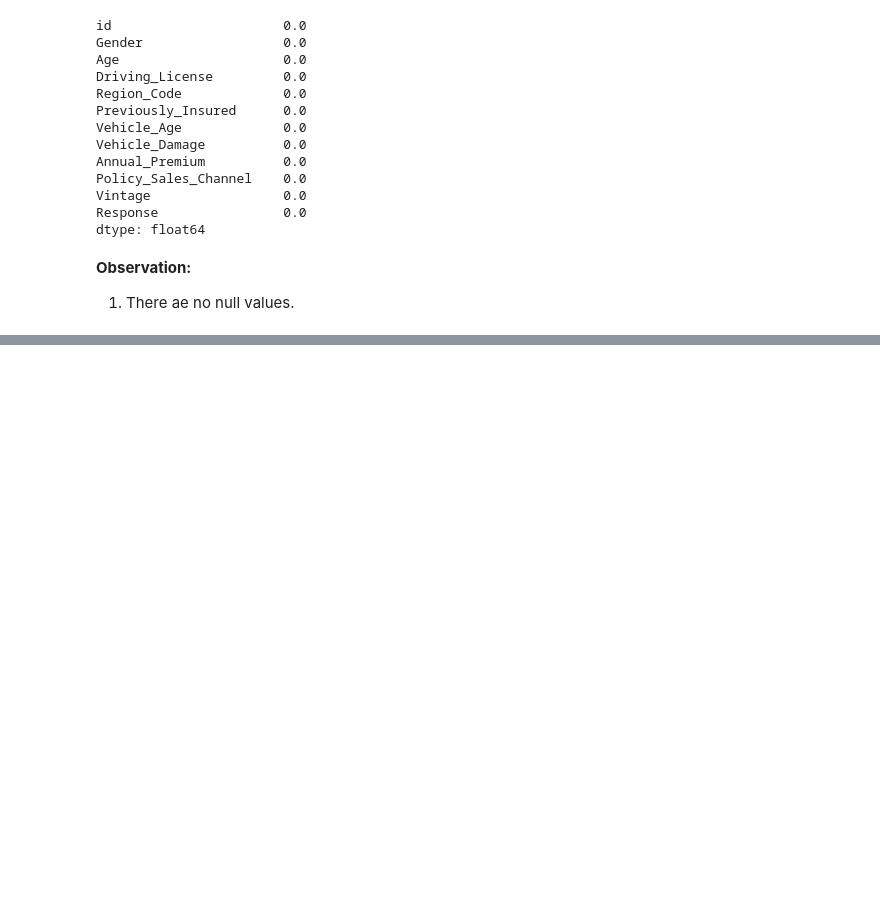
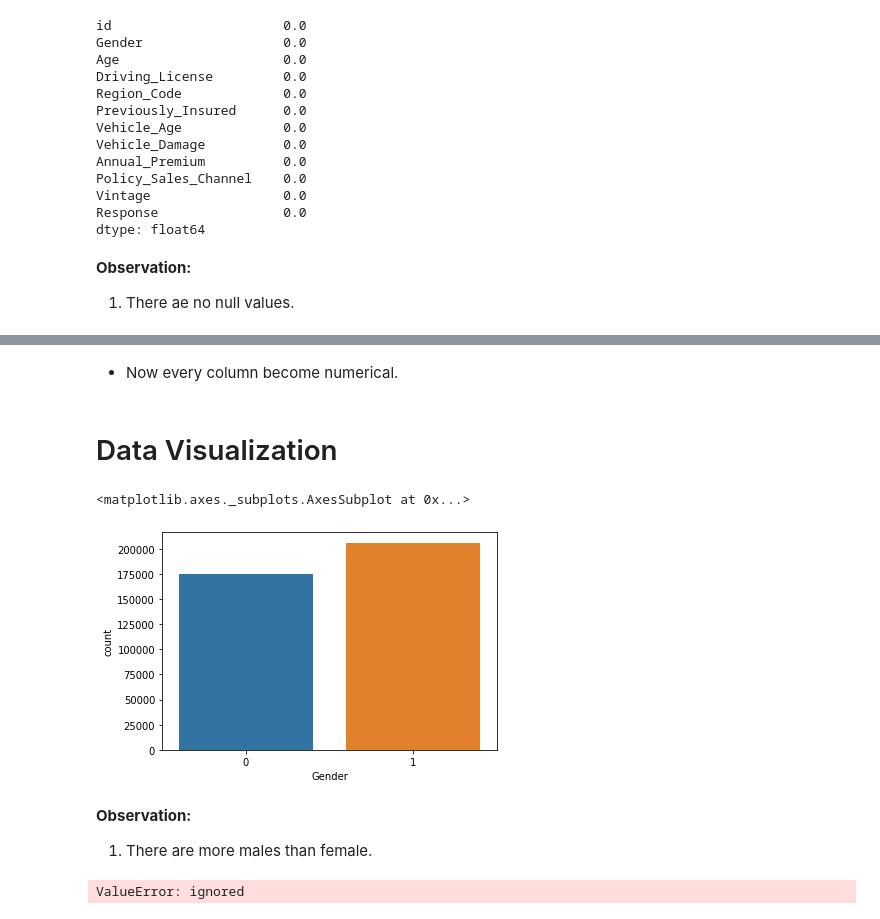
Before and after one commit to anupstar100/Health-Insurance-Cross-Sell-Prediction, a Jupyter notebook: SML_Capstone_Project_HEALTH_INSURANCE_CROSS_SELL_PREDICTION.ipynb, the cells around one changed output, grey strips where cells are left out. Drawn from its saved outputs; the diff is of its cells as text; code cells hidden in the pictures; blank space fills up the shorter version.

```diff
--- a/SML_Capstone_Project_HEALTH_INSURANCE_CROSS_SELL_PREDICTION.ipynb
+++ b/SML_Capstone_Project_HEALTH_INSURANCE_CROSS_SELL_PREDICTION.ipynb
@@ -240,0 +261,4 @@ plt.figure(figsize = (20, 10))
+# %%
+# ENCODING GENDER
+df['Gender'] = df['Gender'].map({'Male' : 1, 'Female' : 0})
+df.sample(5)
@@ -240,0 +272,4 @@ plt.figure(figsize = (20, 10))
+# %%
+# ENCODING Vehicle_Damage
+df['Vehicle_Damage'] = df['Vehicle_Damage'].map({'Yes' : 1, 'No' : 0})
+df.sample(5)
@@ -240,0 +283,4 @@ plt.figure(figsize = (20, 10))
+# %%
+# ENCODING Vehicle_Age
+df['Vehicle_Age'] = df['Vehicle_Age'].map({'< 1 Year' : 0, '1-2 Year' : 1, '> 2 Year' : 2})
+df.sample(5)
@@ -240,0 +315,16 @@ plt.figure(figsize = (20, 10))
+# %% [markdown]
+* Now every column become numerical.
+# %% [markdown]
+# Data Visualization
+# %%
+sns.countplot(df['Gender'])
+# %% [output]
+<matplotlib.axes._subplots.AxesSubplot at 0x...>
+[figure, added]
+# %% [markdown]
+**Observation:**
+1. There are more males than female.
+# %%
+sns.countplot(x = 'Gender', y = 'Responses', data = df)
+# %% [output]
+ValueError: ignored
```
Also changed, not shown: parts of 11 cells of this notebook.
